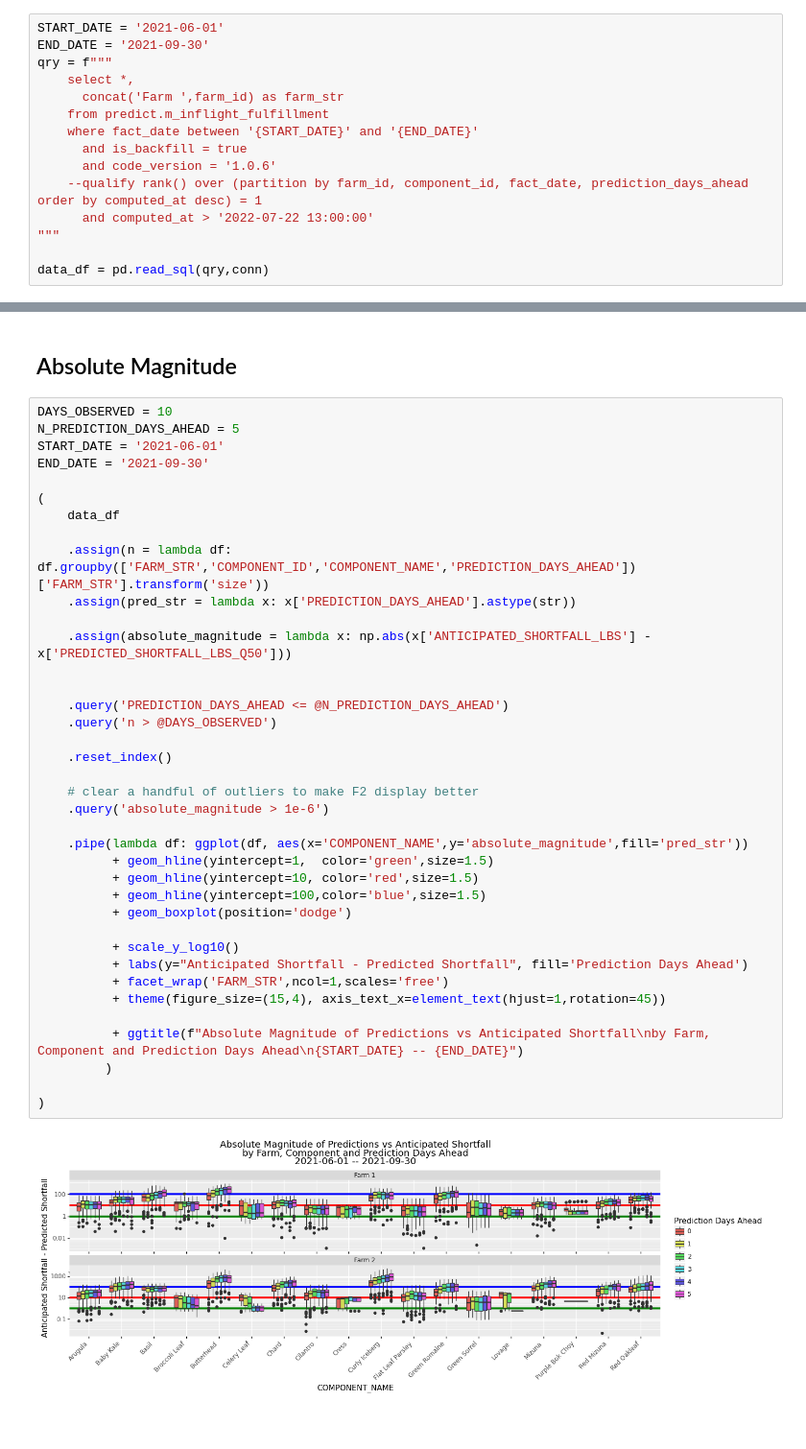
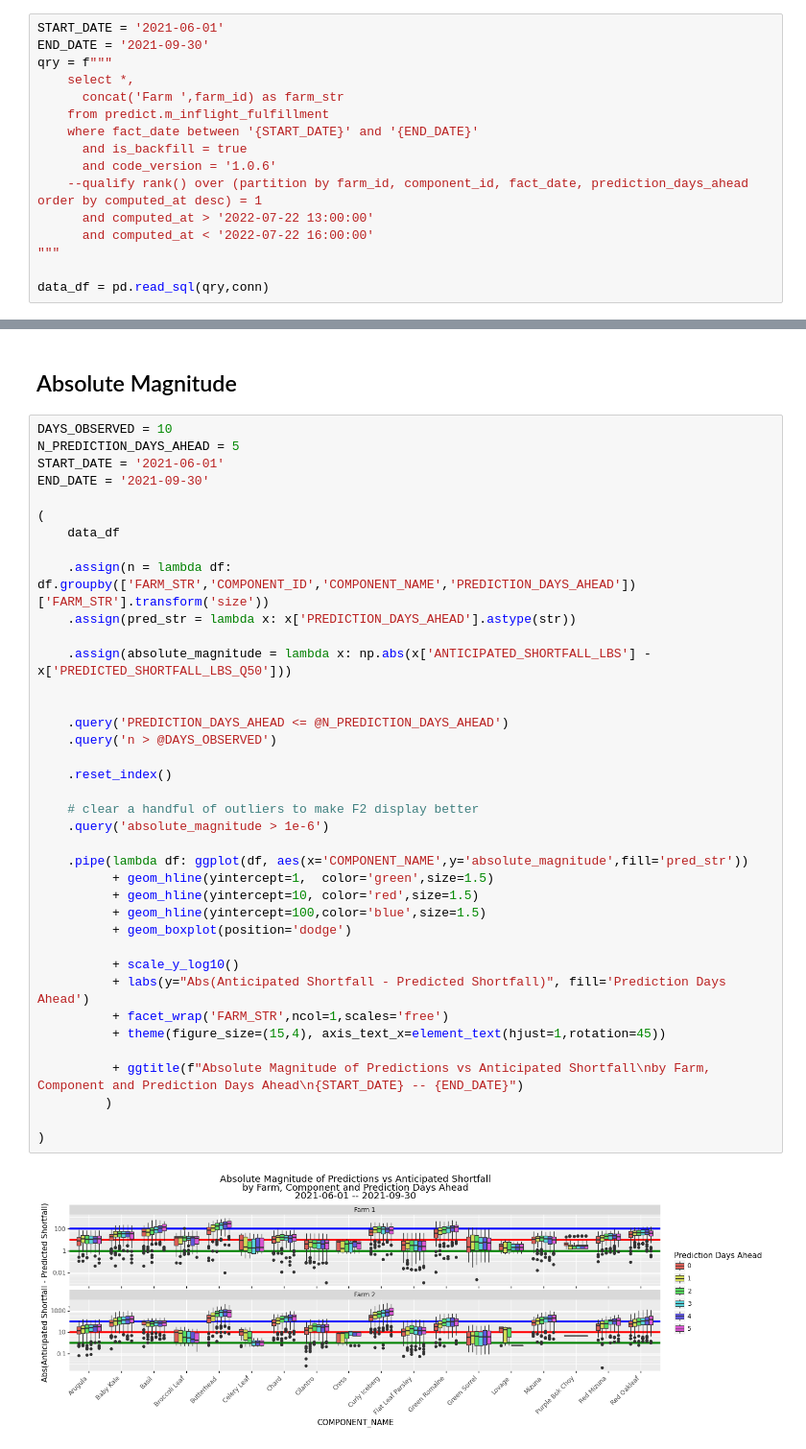
Before and after one commit to pmccarthy-bowery/analyses, a Jupyter notebook: 20220722 - Inflight Backfill vs Actual.ipynb, the cells around one changed output, grey strips where cells are left out. Shown at 96% size. Cells and saved outputs as stored; diff of their text form.

```diff
--- a/20220722 - Inflight Backfill vs Actual.ipynb
+++ b/20220722 - Inflight Backfill vs Actual.ipynb
@@ -85,6 +85,7 @@ qry = f"""
       and code_version = '1.0.6'
     --qualify rank() over (partition by farm_id, component_id, fact_date, prediction_days_ahead order by computed_at desc) = 1
       and computed_at > '2022-07-22 13:00:00'
+      and computed_at < '2022-07-22 16:00:00'
 """
 
 data_df = pd.read_sql(qry,conn)
@@ -377,32 +414,32 @@ END_DATE = '2021-09-30'
 
     .assign(n = lambda df: df.groupby(['FARM_STR','COMPONENT_ID','COMPONENT_NAME','PREDICTION_DAYS_AHEAD'])['FARM_STR'].transform('size'))
     .assign(pred_str = lambda x: x['PREDICTION_DAYS_AHEAD'].astype(str))
 
     .assign(absolute_magnitude = lambda x: np.abs(x['ANTICIPATED_SHORTFALL_LBS'] - x['PREDICTED_SHORTFALL_LBS_Q50']))
 
 
     .query('PREDICTION_DAYS_AHEAD <= @N_PREDICTION_DAYS_AHEAD')
     .query('n > @DAYS_OBSERVED')
 
     .reset_index()
 
     # clear a handful of outliers to make F2 display better
     .query('absolute_magnitude > 1e-6')
 
     .pipe(lambda df: ggplot(df, aes(x='COMPONENT_NAME',y='absolute_magnitude',fill='pred_str'))
           + geom_hline(yintercept=1,  color='green',size=1.5)
           + geom_hline(yintercept=10, color='red',size=1.5)
           + geom_hline(yintercept=100,color='blue',size=1.5)
           + geom_boxplot(position='dodge')
 
           + scale_y_log10()
-          + labs(y="Anticipated Shortfall - Predicted Shortfall", fill='Prediction Days Ahead')
+          + labs(y="Abs(Anticipated Shortfall - Predicted Shortfall)", fill='Prediction Days Ahead')
           + facet_wrap('FARM_STR',ncol=1,scales='free')
           + theme(figure_size=(15,4), axis_text_x=element_text(hjust=1,rotation=45))
 
           + ggtitle(f"Absolute Magnitude of Predictions vs Anticipated Shortfall\nby Farm, Component and Prediction Days Ahead\n{START_DATE} -- {END_DATE}")
          )
 
 )
 # %% [output]
-[figure, old version]
+[figure, new version]
```
Also changed, not shown: parts of 9 cells of this notebook.
